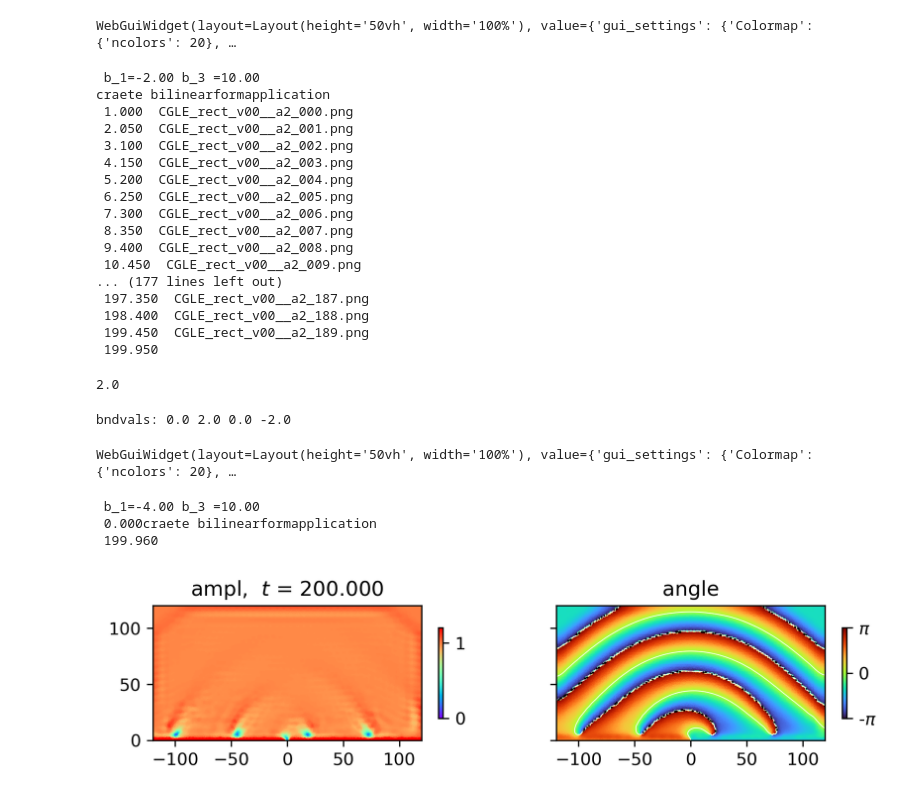
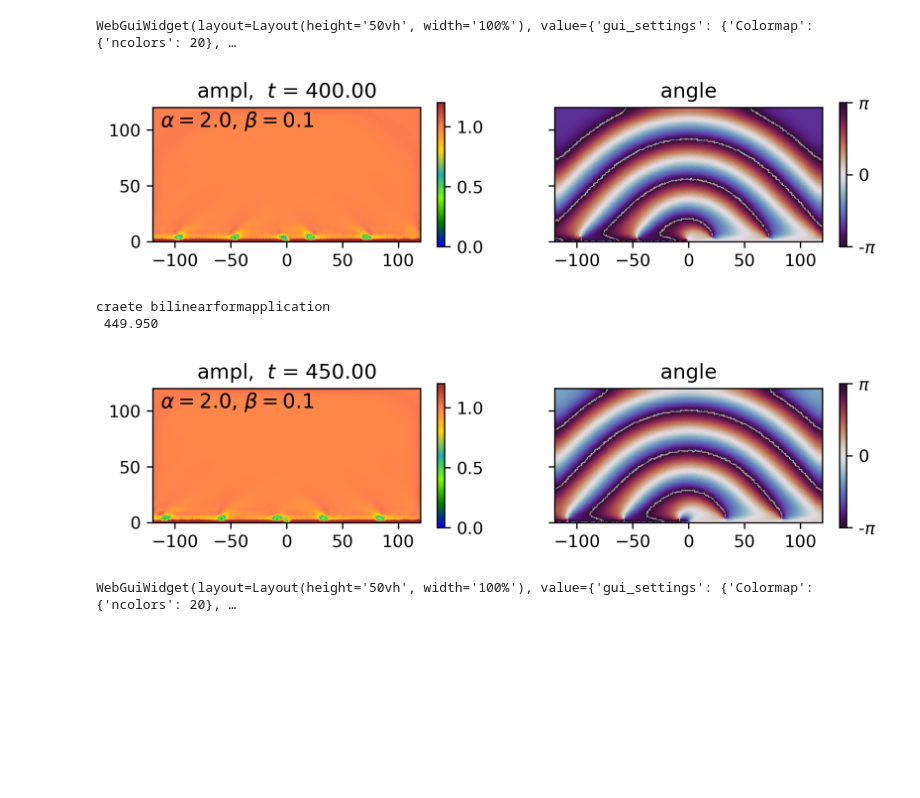
Before and after one commit to aquillen/Defect_Trains, a Jupyter notebook: CGLE_rect_v00.ipynb, the cells around one changed output. Cells and saved outputs as stored; diff of their text form; code cells hidden in the pictures; blank space fills up the shorter version.

```diff
--- a/CGLE_rect_v00.ipynb
+++ b/CGLE_rect_v00.ipynb
@@ -203,35 +200,34 @@ figparms[0] = clabel
 invastar, a_lap, b_op, minv  = cgle.mk_ops(fes,alpha,dt)  # construct operators
 ofileroot = notebookroot+'_a2_'
 cgle.Aranson_to_Chate(alpha,beta)
-time = cgle.TimeStepping_CN(fes,gfu,scene,invastar,a_lap,minv,beta,dt,t0=time,tdur=200,nsamples=200,gfun_op = True,uform='Aran',\
+time = cgle.TimeStepping_CN(fes,gfu,scene,invastar,a_lap,minv,beta,dt,t0=time,tdur=400,nsamples=200,gfun_op = True,uform='Aran',\
                          poutput=True,ofileroot=ofileroot,figparms=figparms)
-# %% [output]
- b_1=-2.00 b_3 =10.00
-craete bilinearformapplication
- 1.000  CGLE_rect_v00__a2_000.png
- 2.050  CGLE_rect_v00__a2_001.png
- 3.100  CGLE_rect_v00__a2_002.png
- 4.150  CGLE_rect_v00__a2_003.png
- 5.200  CGLE_rect_v00__a2_004.png
- 6.250  CGLE_rect_v00__a2_005.png
- 7.300  CGLE_rect_v00__a2_006.png
- 8.350  CGLE_rect_v00__a2_007.png
- 9.400  CGLE_rect_v00__a2_008.png
- 10.450  CGLE_rect_v00__a2_009.png
-... (177 lines left out)
- 197.350  CGLE_rect_v00__a2_187.png
- 198.400  CGLE_rect_v00__a2_188.png
- 199.450  CGLE_rect_v00__a2_189.png
- 199.950
-# %%
-50./(154-129)
-# %% [output]
-2.0
+# %%
+# had to run it to 400
+#importlib.reload(cgle)  # if you are working on the helper routines
+ofile = ofileroot + '_snap.png'
+cgle.disp(mesh,gfu,time,ofile=ofile,draw_mesh=False,subdivn=2,figsize=[7,3],label=clabel,labelpos=[0.03,0.98],cbar_shrink=0.4)
+cgle.disp(mesh,gfu,time,ofile="",draw_mesh=False,subdivn=2,figsize=[7,3],label=clabel,labelpos=[0.03,0.98],cbar_shrink=0.4)
+# %% [output]
+[figure, added]
+# %%
+# run for 50 more to measure defect speed
+time = cgle.TimeStepping_CN(fes,gfu,scene,invastar,a_lap,minv,beta,dt,t0=time,tdur=50,nsamples=50,gfun_op = True,uform='Aran',\
+                         poutput=False,ofileroot=ofileroot,figparms=figparms)
+
+# had to run it to 400
+#importlib.reload(cgle)  # if you are working on the helper routines
+ofile = ofileroot + '_snap2.png'
+cgle.disp(mesh,gfu,time,ofile=ofile,draw_mesh=False,subdivn=2,figsize=[7,3],label=clabel,labelpos=[0.03,0.98],cbar_shrink=0.4)
+cgle.disp(mesh,gfu,time,ofile="",draw_mesh=False,subdivn=2,figsize=[7,3],label=clabel,labelpos=[0.03,0.98],cbar_shrink=0.4)
+# %% [output]
+craete bilinearformapplication
+ 449.950
+[figure, added]
 # %%
-
 fes = cgle.mkfes(mesh,korder,bndlist0) # make finite element system, with Dirichlet boundary
 gfu = ngsolve.GridFunction(fes) # make the field to hold the solution
-gfu_bnd = mkbnd_phase(fes,mesh)
+gfu_bnd = mkbnd_lr(fes,mesh,bl_real=-1.0)
 
 sig = 0.01
 cgle.gen_init(gfu,mesh,0,sig,maxhval,A_r0=0.9,A_i0=0)  # generate interior initial conditions gen_init(gfu,mesh,nseeds,sig,hseeds):
@@ -242,22 +238,13 @@ scene=Draw(cgle.norm_gfu(gfu),mesh, min=0,max=1.2,\
 
 time = 0.0
 # %% [output]
-bndvals: 0.0 2.0 0.0 -2.0
+WebGuiWidget(layout=Layout(height='50vh', width='100%'), value={'gui_settings': {'Colormap': {'ncolors': 20}, …
-WebGuiWidget(layout=Layout(height='50vh', width='100%'), value={'gui_settings': {'Colormap': {'ncolors': 20}, …
 # %%
-alpha = 4; beta = 0.1 # choose a nice pattern
+alpha = 4; beta = 0.1 #
 clabel = r'$\alpha=${:.1f}, '.format(alpha) + r'$\beta=${:.1f}'.format(beta)
 figparms[0] = clabel
 invastar, a_lap, b_op, minv  = cgle.mk_ops(fes,alpha,dt)  # construct operators
 cgle.Aranson_to_Chate(alpha,beta)
 ofileroot = notebookroot+'_a3_'
 time= cgle.TimeStepping_CN(fes,gfu,scene,invastar, a_lap,minv,beta, dt, t0=time,tdur=200,nsamples = 200,gfun_op = True,uform='Aran',\
-                       poutput=False,ofileroot=ofileroot)
+                       poutput=True,ofileroot=ofileroot,figparms=figparms)
-# %% [output]
- b_1=-4.00 b_3 =10.00
- 0.000craete bilinearformapplication
- 199.960
-# %%
-cgle.disp(mesh,gfu,time,ofile='',draw_mesh=False,subdivn=2,figsize=[7,2.5],cbar_shrink=0.3)
-# %% [output]
-[figure, removed]
```
Also changed, not shown: parts of 25 cells of this notebook.
